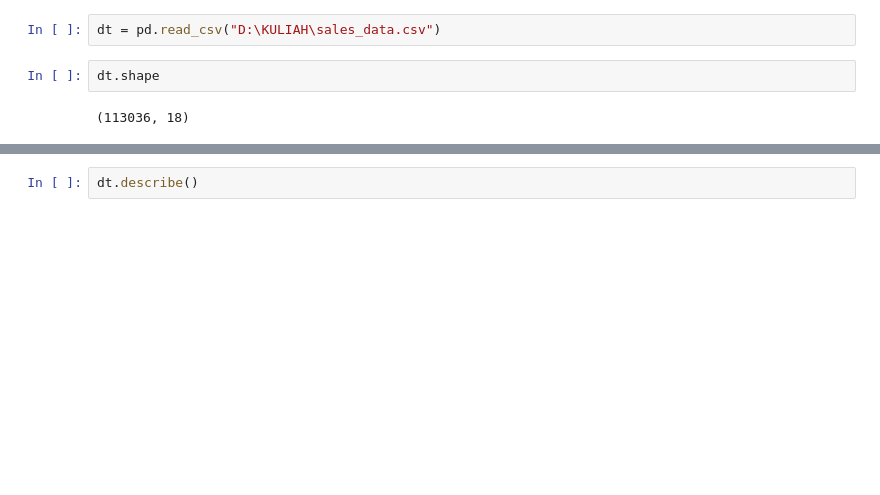
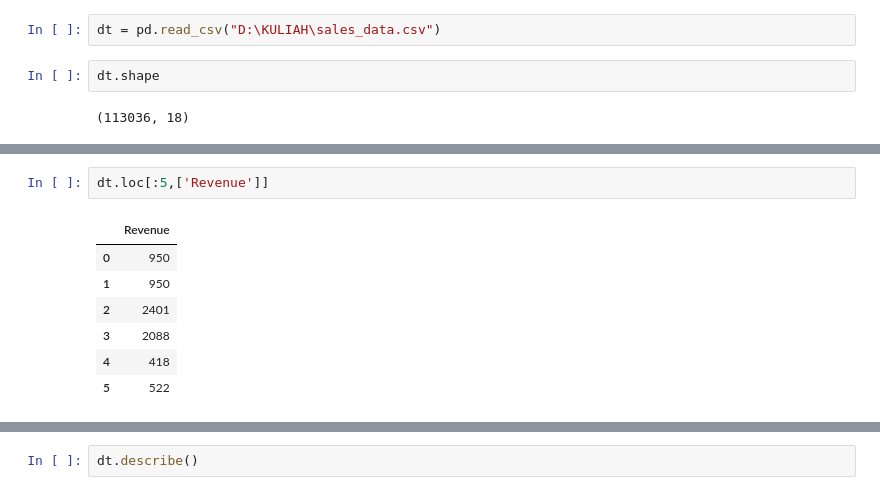
Before and after one commit to dindadinho93/Python-Exercise, a Jupyter notebook: sales_data.ipynb, the cells around one changed output, grey strips where cells are left out. Saved outputs shown, nothing was run; the diff lists cells and outputs as text; blank space fills up the shorter version.

```diff
--- a/sales_data.ipynb
+++ b/sales_data.ipynb
@@ -9,0 +23,10 @@ dt.shape
+# %%
+dt.loc[:5,['Revenue']]
+# %% [output]
+|  | Revenue |
+| 0 | 950 |
+| 1 | 950 |
+| 2 | 2401 |
+| 3 | 2088 |
+| 4 | 418 |
+| 5 | 522 |
```
Also changed, not shown: parts of 3 cells of this notebook.
